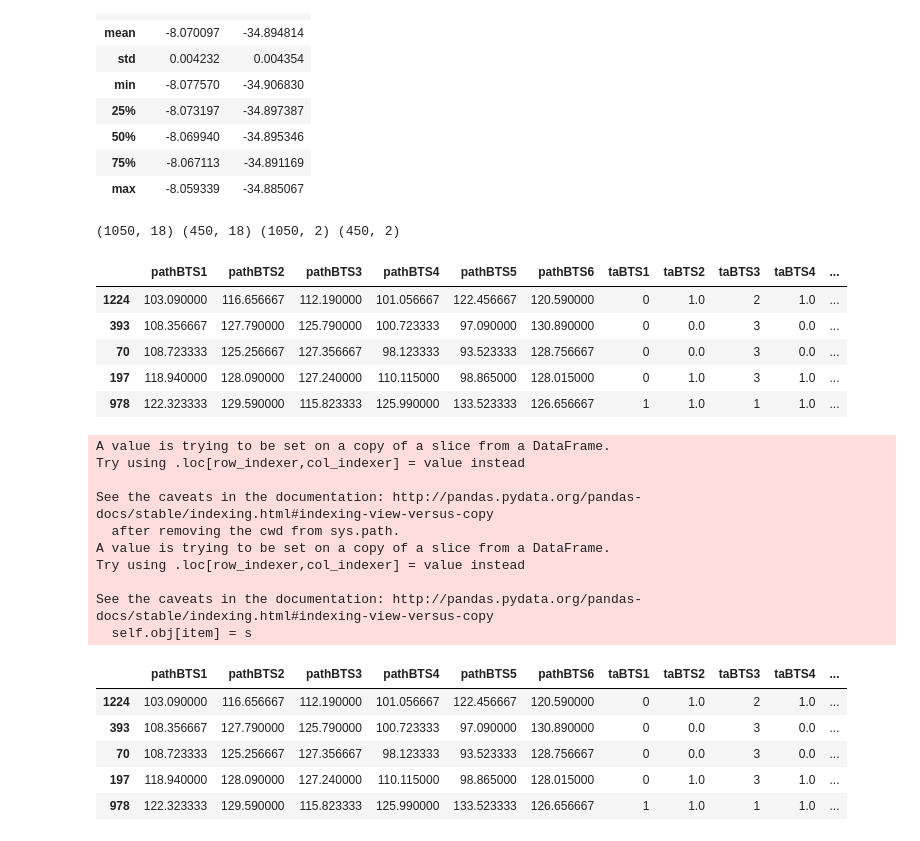
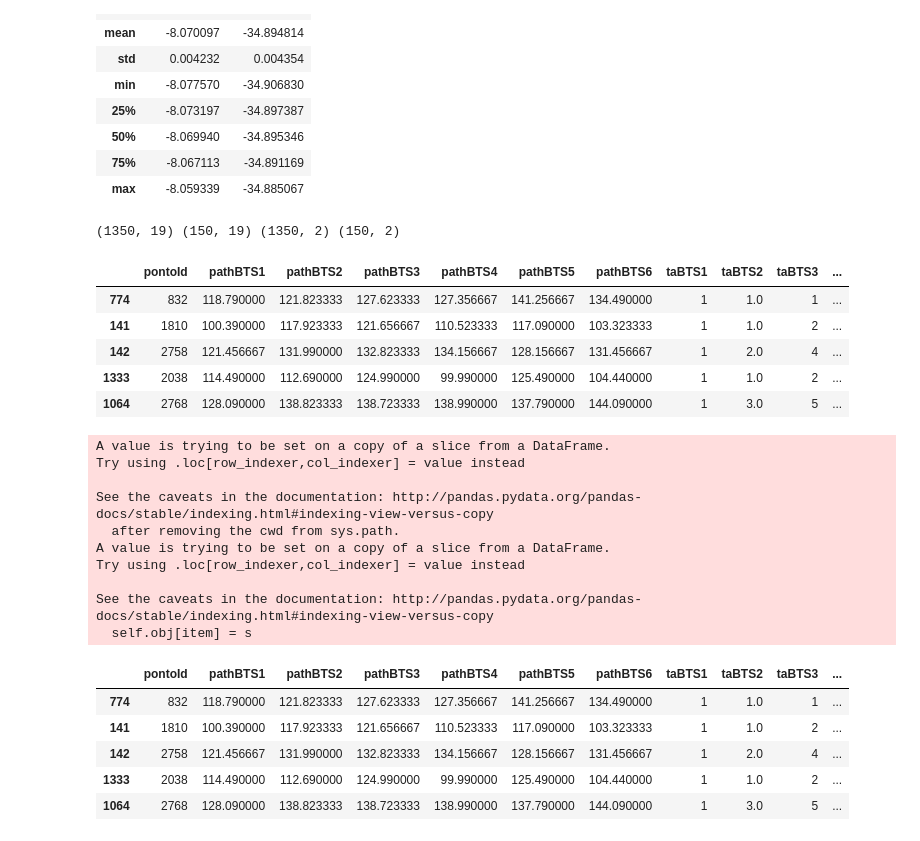
Before and after one commit to arma29/c-moveis, a Jupyter notebook: DistanceRegressor.ipynb, the cells around one changed output. Drawn from its saved outputs; the diff is of its cells as text; code cells hidden in the pictures.

```diff
--- a/DistanceRegressor.ipynb
+++ b/DistanceRegressor.ipynb
@@ -39,9 +39,9 @@ bts_data = pd.read_csv("Dados/dados_BTSs.csv")
 
 data.drop_duplicates(inplace=True)
 data.shape
-data = data.drop(['pontoId'], axis=1)
+#data = data.drop(['pontoId'], axis=1)
 data['taBTS2'] = data['taBTS2'].fillna(data['taBTS2'].mean())
 data['taBTS4'] = data['taBTS4'].fillna(data['taBTS4'].mean())
 
-bts_data.describe()
+data.describe()
 # %% [output]
@@ -267,24 +207,24 @@ y2.describe()
 # %%
 # transformerY2 = StandardScaler().fit(y2)
 # y2_scaled = transformerY2.transform(y2)
 
-X_train2, X_test2, y_train2, y_test2 = train_test_split(x2, y2, test_size = 0.3)
+X_train2, X_test2, y_train2, y_test2 = train_test_split(x2, y2, test_size = 0.1)
 print(X_train2.shape, X_test2.shape, y_train2.shape, y_test2.shape)
 
 # invX2 = transformerX2.inverse_transform
 # invY2 = transformerY2.inverse_transform
 X_test2.head()
 # %% [output]
-(1050, 18) (450, 18) (1050, 2) (450, 2)
+(1350, 19) (150, 19) (1350, 2) (150, 2)
-|  | pathBTS1 | pathBTS2 | pathBTS3 | pathBTS4 | pathBTS5 | pathBTS6 | taBTS1 | taBTS2 | taBTS3 | taBTS4 | ... |
-| 1224 | 103.090000 | 116.656667 | 112.190000 | 101.056667 | 122.456667 | 120.590000 | 0 | 1.0 | 2 | 1.0 | ... |
-| 393 | 108.356667 | 127.790000 | 125.790000 | 100.723333 | 97.090000 | 130.890000 | 0 | 0.0 | 3 | 0.0 | ... |
-| 70 | 108.723333 | 125.256667 | 127.356667 | 98.123333 | 93.523333 | 128.756667 | 0 | 0.0 | 3 | 0.0 | ... |
-| 197 | 118.940000 | 128.090000 | 127.240000 | 110.115000 | 98.865000 | 128.015000 | 0 | 1.0 | 3 | 1.0 | ... |
-| 978 | 122.323333 | 129.590000 | 115.823333 | 125.990000 | 133.523333 | 126.656667 | 1 | 1.0 | 1 | 1.0 | ... |
+|  | pontoId | pathBTS1 | pathBTS2 | pathBTS3 | pathBTS4 | pathBTS5 | pathBTS6 | taBTS1 | taBTS2 | taBTS3 | ... |
+| 774 | 832 | 118.790000 | 121.823333 | 127.623333 | 127.356667 | 141.256667 | 134.490000 | 1 | 1.0 | 1 | ... |
+| 141 | 1810 | 100.390000 | 117.923333 | 121.656667 | 110.523333 | 117.090000 | 103.323333 | 1 | 1.0 | 2 | ... |
+| 142 | 2758 | 121.456667 | 131.990000 | 132.823333 | 134.156667 | 128.156667 | 131.456667 | 1 | 2.0 | 4 | ... |
+| 1333 | 2038 | 114.490000 | 112.690000 | 124.990000 | 99.990000 | 125.490000 | 104.440000 | 1 | 1.0 | 2 | ... |
+| 1064 | 2768 | 128.090000 | 138.823333 | 138.723333 | 138.990000 | 137.790000 | 144.090000 | 1 | 3.0 | 5 | ... |
 # %%
 x_aux = pd.DataFrame()
-x_aux = X_test2.drop(['distBTS1', 'distBTS2', 'distBTS3', 'distBTS4', 'distBTS5', 'distBTS6'], axis=1)
+x_aux = X_test2.drop(['distBTS1', 'distBTS2', 'distBTS3', 'distBTS4', 'distBTS5', 'distBTS6', 'pontoId'], axis=1)
 predicts = invY(knn.predict(transformerX.transform(x_aux.values)))
 X_test2[['distBTS1', 'distBTS2', 'distBTS3', 'distBTS4', 'distBTS5', 'distBTS6']] = predicts
 X_test2.head()
@@ -299,9 +239,9 @@ Try using .loc[row_indexer,col_indexer] = value instead
 
 See the caveats in the documentation: http://pandas.pydata.org/pandas-docs/stable/indexing.html#indexing-view-versus-copy
   self.obj[item] = s
-|  | pathBTS1 | pathBTS2 | pathBTS3 | pathBTS4 | pathBTS5 | pathBTS6 | taBTS1 | taBTS2 | taBTS3 | taBTS4 | ... |
-| 1224 | 103.090000 | 116.656667 | 112.190000 | 101.056667 | 122.456667 | 120.590000 | 0 | 1.0 | 2 | 1.0 | ... |
-| 393 | 108.356667 | 127.790000 | 125.790000 | 100.723333 | 97.090000 | 130.890000 | 0 | 0.0 | 3 | 0.0 | ... |
-| 70 | 108.723333 | 125.256667 | 127.356667 | 98.123333 | 93.523333 | 128.756667 | 0 | 0.0 | 3 | 0.0 | ... |
-| 197 | 118.940000 | 128.090000 | 127.240000 | 110.115000 | 98.865000 | 128.015000 | 0 | 1.0 | 3 | 1.0 | ... |
-| 978 | 122.323333 | 129.590000 | 115.823333 | 125.990000 | 133.523333 | 126.656667 | 1 | 1.0 | 1 | 1.0 | ... |
+|  | pontoId | pathBTS1 | pathBTS2 | pathBTS3 | pathBTS4 | pathBTS5 | pathBTS6 | taBTS1 | taBTS2 | taBTS3 | ... |
+| 774 | 832 | 118.790000 | 121.823333 | 127.623333 | 127.356667 | 141.256667 | 134.490000 | 1 | 1.0 | 1 | ... |
+| 141 | 1810 | 100.390000 | 117.923333 | 121.656667 | 110.523333 | 117.090000 | 103.323333 | 1 | 1.0 | 2 | ... |
+| 142 | 2758 | 121.456667 | 131.990000 | 132.823333 | 134.156667 | 128.156667 | 131.456667 | 1 | 2.0 | 4 | ... |
+| 1333 | 2038 | 114.490000 | 112.690000 | 124.990000 | 99.990000 | 125.490000 | 104.440000 | 1 | 1.0 | 2 | ... |
+| 1064 | 2768 | 128.090000 | 138.823333 | 138.723333 | 138.990000 | 137.790000 | 144.090000 | 1 | 3.0 | 5 | ... |
```
Also changed, not shown: parts of 26 cells of this notebook, 2 other files.
